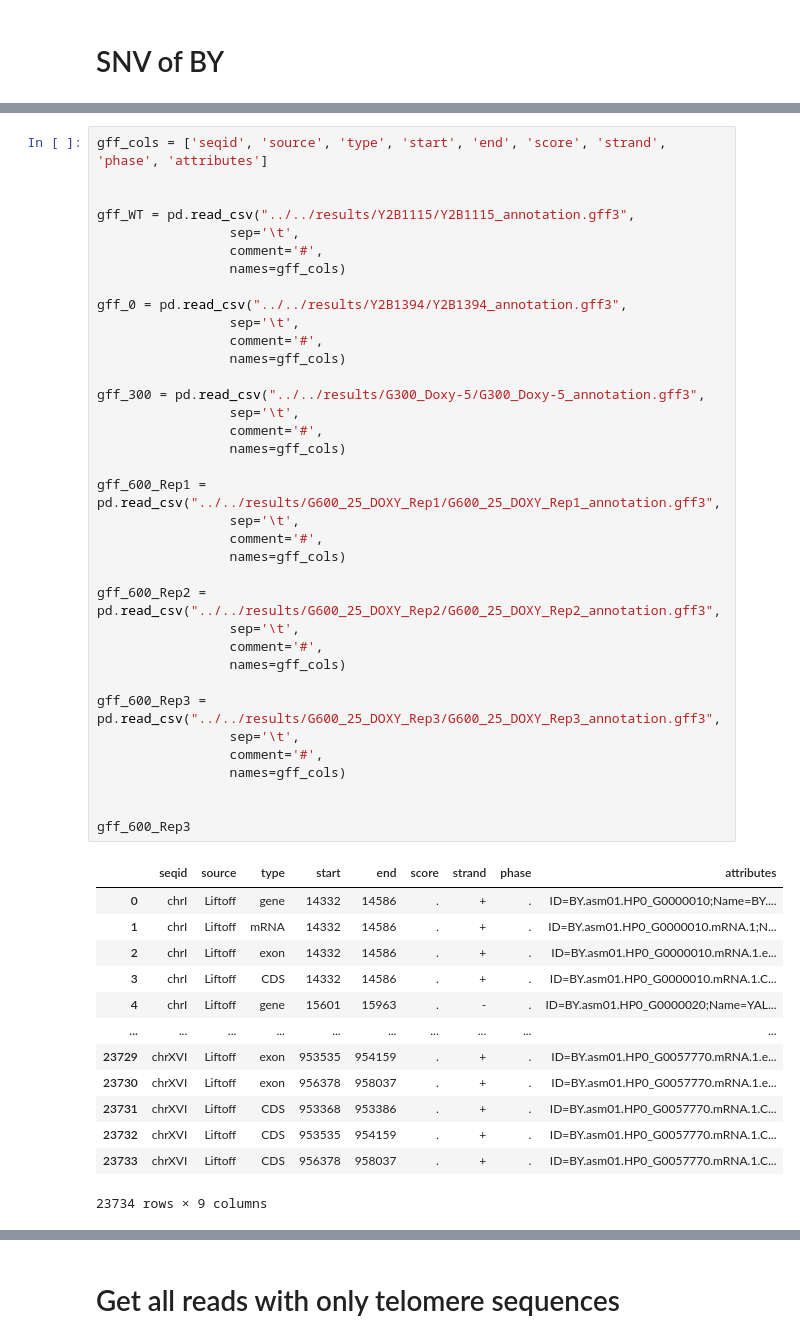
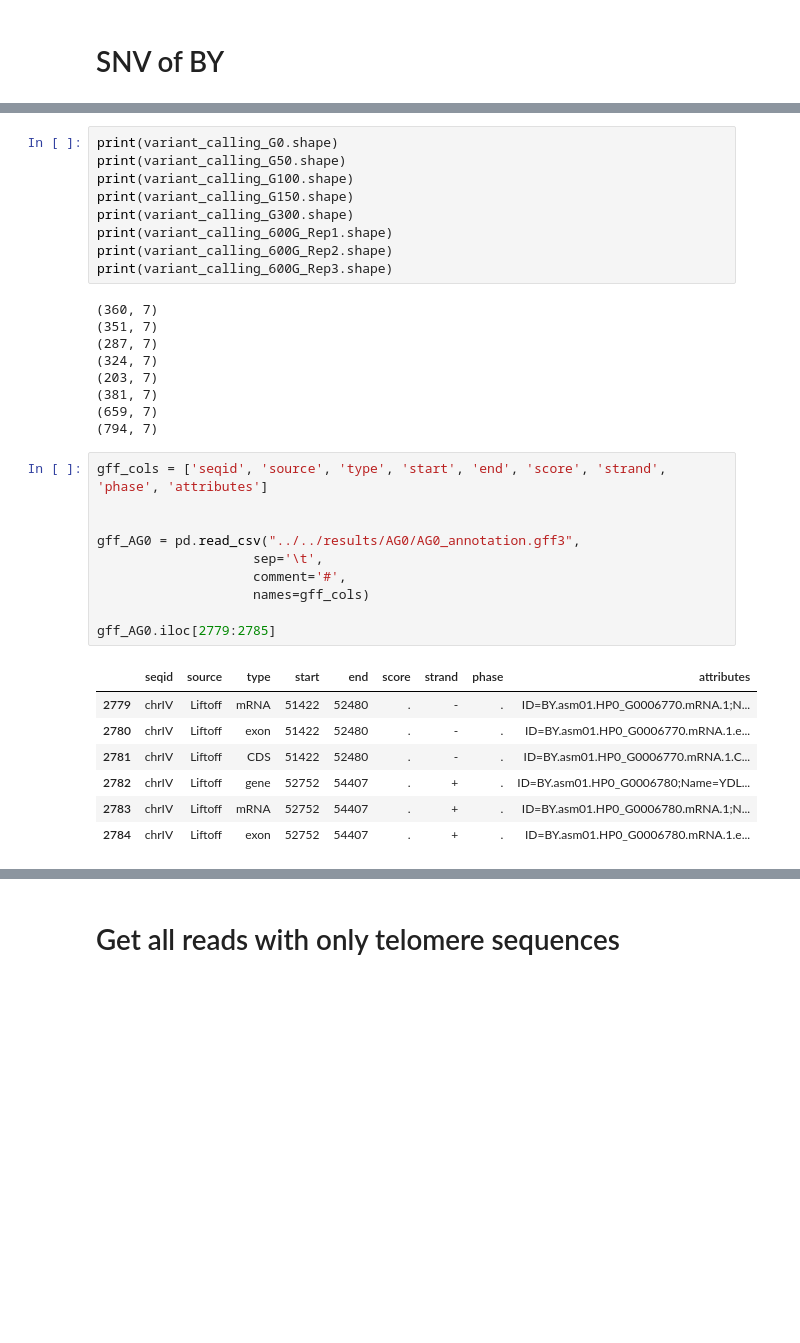
Before and after one commit to Chrom125/T2TyDNA, a Jupyter notebook: workflow/scr/telomere_pictures.ipynb, the cells around one changed output, grey strips where cells are left out. Saved outputs shown, nothing was run; the diff lists cells and outputs as text; blank space fills up the shorter version.

```diff
--- a/workflow/scr/telomere_pictures.ipynb
+++ b/workflow/scr/telomere_pictures.ipynb
@@ -1486,50 +1769,36 @@ variant_calling_600G_Rep3 = pd.read_csv("../../results/G600_25_DOXY_Rep3/summary
+# %%
+print(variant_calling_G0.shape)
+print(variant_calling_G50.shape)
+print(variant_calling_G100.shape)
+print(variant_calling_G150.shape)
+print(variant_calling_G300.shape)
+print(variant_calling_600G_Rep1.shape)
+print(variant_calling_600G_Rep2.shape)
+print(variant_calling_600G_Rep3.shape)
+# %% [output]
+(360, 7)
+(351, 7)
+(287, 7)
+(324, 7)
+(203, 7)
+(381, 7)
+(659, 7)
+(794, 7)
 # %%
 gff_cols = ['seqid', 'source', 'type', 'start', 'end', 'score', 'strand', 'phase', 'attributes']
 
 
-gff_WT = pd.read_csv("../../results/Y2B1115/Y2B1115_annotation.gff3",
-                 sep='\t',
-                 comment='#',
-                 names=gff_cols)
+gff_AG0 = pd.read_csv("../../results/AG0/AG0_annotation.gff3",
+                    sep='\t',
+                    comment='#',
+                    names=gff_cols)
 
-gff_0 = pd.read_csv("../../results/Y2B1394/Y2B1394_annotation.gff3",
-                 sep='\t',
-                 comment='#',
-                 names=gff_cols)
-
-gff_300 = pd.read_csv("../../results/G300_Doxy-5/G300_Doxy-5_annotation.gff3",
-                 sep='\t',
-                 comment='#',
-                 names=gff_cols)
-
-gff_600_Rep1 = pd.read_csv("../../results/G600_25_DOXY_Rep1/G600_25_DOXY_Rep1_annotation.gff3",
-                 sep='\t',
-                 comment='#',
-                 names=gff_cols)
-
-gff_600_Rep2 = pd.read_csv("../../results/G600_25_DOXY_Rep2/G600_25_DOXY_Rep2_annotation.gff3",
-                 sep='\t',
-                 comment='#',
-                 names=gff_cols)
-
-gff_600_Rep3 = pd.read_csv("../../results/G600_25_DOXY_Rep3/G600_25_DOXY_Rep3_annotation.gff3",
-                 sep='\t',
-                 comment='#',
-                 names=gff_cols)
-
-
-gff_600_Rep3
+gff_AG0.iloc[2779:2785]
 # %% [output]
 |  | seqid | source | type | start | end | score | strand | phase | attributes |
-| 0 | chrI | Liftoff | gene | 14332 | 14586 | . | + | . | ID=BY.asm01.HP0_G0000010;Name=BY.... |
-| 1 | chrI | Liftoff | mRNA | 14332 | 14586 | . | + | . | ID=BY.asm01.HP0_G0000010.mRNA.1;N... |
-| 2 | chrI | Liftoff | exon | 14332 | 14586 | . | + | . | ID=BY.asm01.HP0_G0000010.mRNA.1.e... |
-| 3 | chrI | Liftoff | CDS | 14332 | 14586 | . | + | . | ID=BY.asm01.HP0_G0000010.mRNA.1.C... |
-| 4 | chrI | Liftoff | gene | 15601 | 15963 | . | - | . | ID=BY.asm01.HP0_G0000020;Name=YAL... |
-| ... | ... | ... | ... | ... | ... | ... | ... | ... | ... |
-| 23729 | chrXVI | Liftoff | exon | 953535 | 954159 | . | + | . | ID=BY.asm01.HP0_G0057770.mRNA.1.e... |
-| 23730 | chrXVI | Liftoff | exon | 956378 | 958037 | . | + | . | ID=BY.asm01.HP0_G0057770.mRNA.1.e... |
-| 23731 | chrXVI | Liftoff | CDS | 953368 | 953386 | . | + | . | ID=BY.asm01.HP0_G0057770.mRNA.1.C... |
-| 23732 | chrXVI | Liftoff | CDS | 953535 | 954159 | . | + | . | ID=BY.asm01.HP0_G0057770.mRNA.1.C... |
-| 23733 | chrXVI | Liftoff | CDS | 956378 | 958037 | . | + | . | ID=BY.asm01.HP0_G0057770.mRNA.1.C... |
+| 2779 | chrIV | Liftoff | mRNA | 51422 | 52480 | . | - | . | ID=BY.asm01.HP0_G0006770.mRNA.1;N... |
+| 2780 | chrIV | Liftoff | exon | 51422 | 52480 | . | - | . | ID=BY.asm01.HP0_G0006770.mRNA.1.e... |
+| 2781 | chrIV | Liftoff | CDS | 51422 | 52480 | . | - | . | ID=BY.asm01.HP0_G0006770.mRNA.1.C... |
+| 2782 | chrIV | Liftoff | gene | 52752 | 54407 | . | + | . | ID=BY.asm01.HP0_G0006780;Name=YDL... |
+| 2783 | chrIV | Liftoff | mRNA | 52752 | 54407 | . | + | . | ID=BY.asm01.HP0_G0006780.mRNA.1;N... |
+| 2784 | chrIV | Liftoff | exon | 52752 | 54407 | . | + | . | ID=BY.asm01.HP0_G0006780.mRNA.1.e... |
-23734 rows × 9 columns
```
Also changed, not shown: parts of 83 cells of this notebook, 5 other files.
